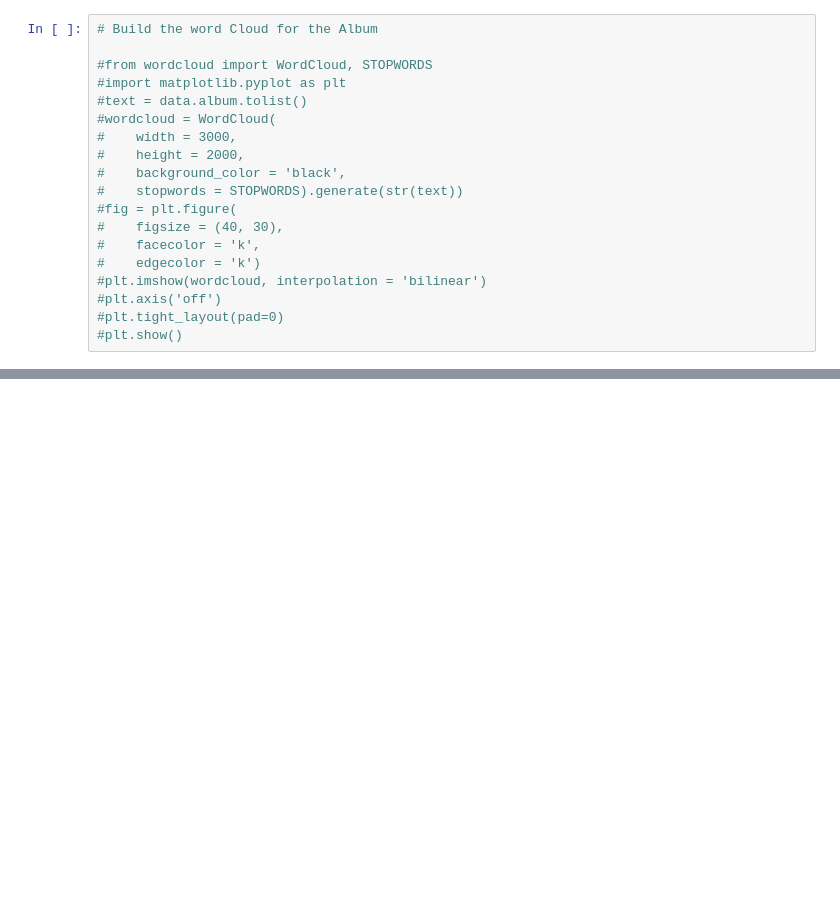
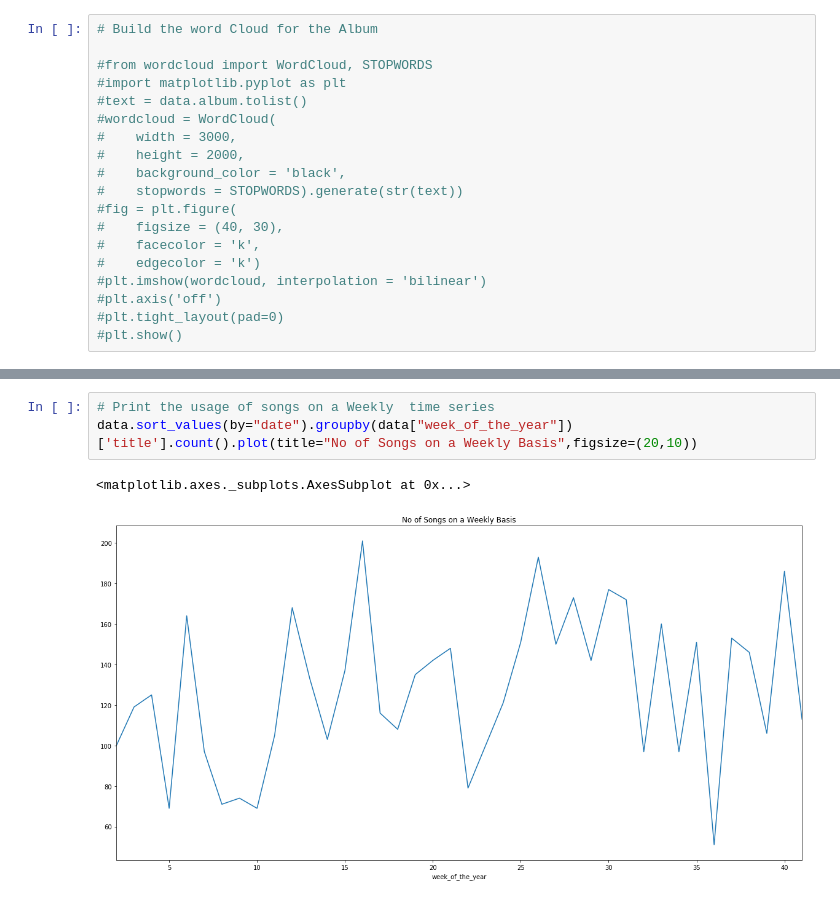
Before and after one commit to coolviki/alexa_song_analysis, a Jupyter notebook: songs_analysis.ipynb, the cells around one changed output, grey strips where cells are left out. Drawn from its saved outputs; the diff is of its cells as text; blank space fills up the shorter version.

```diff
--- a/songs_analysis.ipynb
+++ b/songs_analysis.ipynb
@@ -138,0 +148,6 @@ Total No of Unique Artists Played: 749
+# %%
+# Print the usage of songs on a Weekly  time series
+data.sort_values(by="date").groupby(data["week_of_the_year"])['title'].count().plot(title="No of Songs on a Weekly Basis",figsize=(20,10))
+# %% [output]
+<matplotlib.axes._subplots.AxesSubplot at 0x...>
+[figure, added]
```
Also changed, not shown: parts of 28 cells of this notebook.
